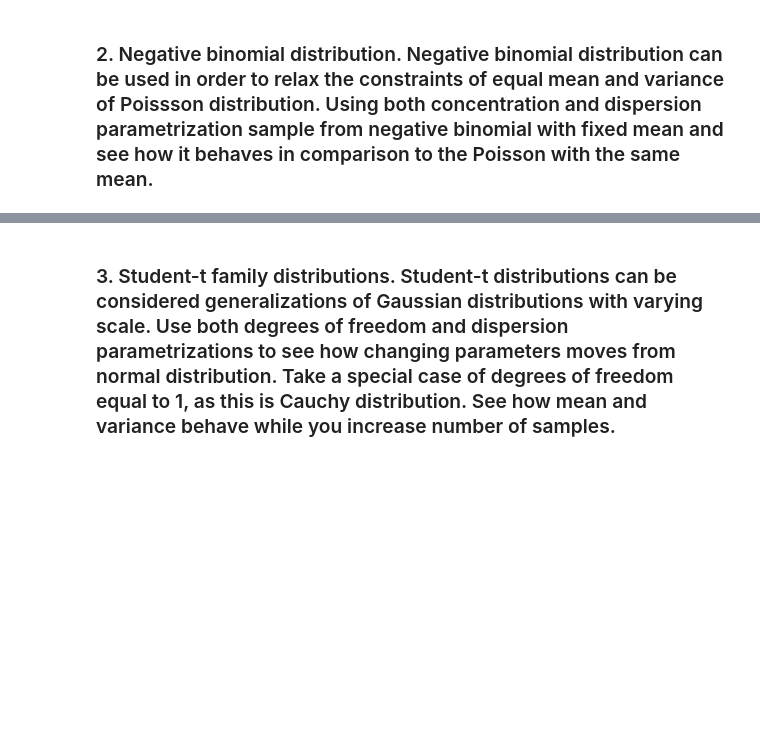
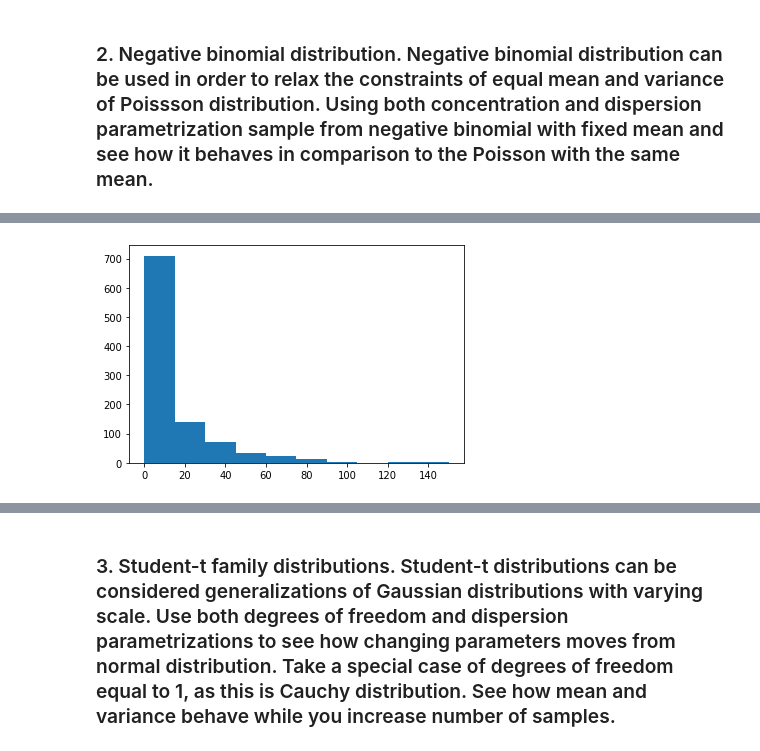
Before and after one commit to ArturBa/data_analytics, a Jupyter notebook: lab_2/data_analytics.ipynb, the cells around one changed output, grey strips where cells are left out. Saved outputs shown, nothing was run; the diff lists cells and outputs as text; code cells hidden in the pictures; blank space fills up the shorter version.

```diff
--- a/lab_2/data_analytics.ipynb
+++ b/lab_2/data_analytics.ipynb
@@ -266,7 +272,9 @@ negative_eta_sampled = negative_eta.sampling(data=data,
 # %%
 params_negative_eta = negative_eta_sampled.extract()
 y_sim = params_negative_eta['y_sim']
-plt.hist(y_sim.flatten(), bins=20)
+plt.hist(y_sim.flatten(), bins=10)
 plt.show()
+# %% [output]
+[figure, added]
 # %%
 poisson = stan_utility.compile_model('poisson.stan')
```
Also changed, not shown: parts of 5 cells of this notebook.
